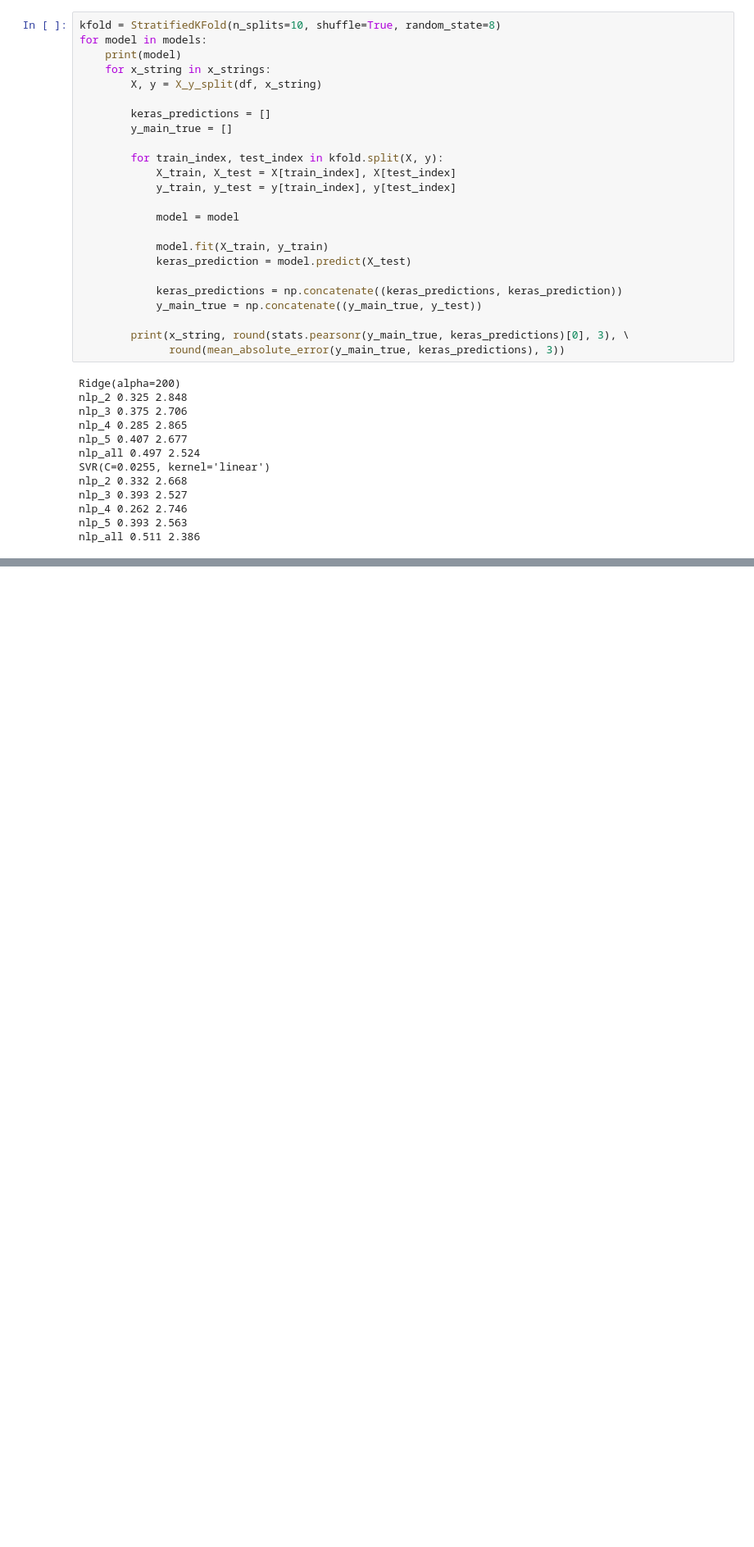
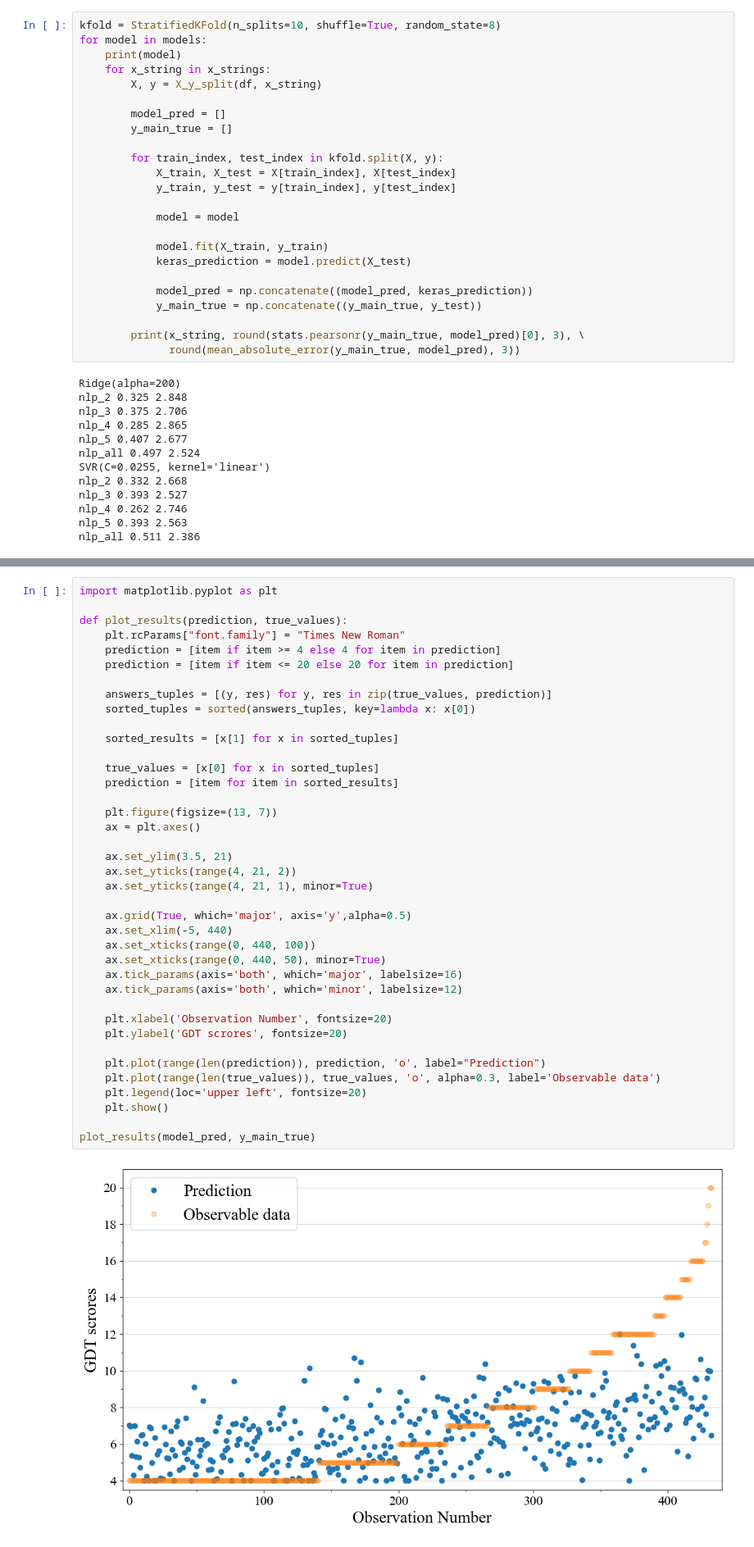
Before and after one commit to KsaweryKapela/GDT_NLP_Analysis, a Jupyter notebook: shallow_models/best_model_eval.ipynb, the cells around one changed output, grey strips where cells are left out. Shown at 82% size. Cells and saved outputs as stored; diff of their text form; blank space fills up the shorter version.

```diff
--- a/shallow_models/best_model_eval.ipynb
+++ b/shallow_models/best_model_eval.ipynb
@@ -27,7 +27,7 @@ for model in models:
     for x_string in x_strings:
         X, y = X_y_split(df, x_string)
 
-        keras_predictions = []
+        model_pred = []
         y_main_true = []
 
         for train_index, test_index in kfold.split(X, y):
@@ -39,11 +39,11 @@ for model in models:
             model.fit(X_train, y_train)
             keras_prediction = model.predict(X_test)
 
-            keras_predictions = np.concatenate((keras_predictions, keras_prediction))
+            model_pred = np.concatenate((model_pred, keras_prediction))
             y_main_true = np.concatenate((y_main_true, y_test))
 
-        print(x_string, round(stats.pearsonr(y_main_true, keras_predictions)[0], 3), \
-              round(mean_absolute_error(y_main_true, keras_predictions), 3))
+        print(x_string, round(stats.pearsonr(y_main_true, model_pred)[0], 3), \
+              round(mean_absolute_error(y_main_true, model_pred), 3))
 # %% [output]
 Ridge(alpha=200)
 nlp_2 0.325 2.848
@@ -63,0 +60,41 @@ plot_results(keras_predictions, y_main_true)
+# %%
+import matplotlib.pyplot as plt
+
+def plot_results(prediction, true_values):
+    plt.rcParams["font.family"] = "Times New Roman"
+    prediction = [item if item >= 4 else 4 for item in prediction]
+    prediction = [item if item <= 20 else 20 for item in prediction]
+
+    answers_tuples = [(y, res) for y, res in zip(true_values, prediction)]
+    sorted_tuples = sorted(answers_tuples, key=lambda x: x[0])
+
+    sorted_results = [x[1] for x in sorted_tuples]
+
+    true_values = [x[0] for x in sorted_tuples]
+    prediction = [item for item in sorted_results]
+
+    plt.figure(figsize=(13, 7))
+    ax = plt.axes()
+
+    ax.set_ylim(3.5, 21)
+    ax.set_yticks(range(4, 21, 2))
+    ax.set_yticks(range(4, 21, 1), minor=True)
+
+    ax.grid(True, which='major', axis='y',alpha=0.5)
+    ax.set_xlim(-5, 440)
+    ax.set_xticks(range(0, 440, 100))
+    ax.set_xticks(range(0, 440, 50), minor=True)
+    ax.tick_params(axis='both', which='major', labelsize=16)
+    ax.tick_params(axis='both', which='minor', labelsize=12)
+
+    plt.xlabel('Observation Number', fontsize=20)
+    plt.ylabel('GDT scrores', fontsize=20)
+
+    plt.plot(range(len(prediction)), prediction, 'o', label="Prediction")
+    plt.plot(range(len(true_values)), true_values, 'o', alpha=0.3, label='Observable data')
+    plt.legend(loc='upper left', fontsize=20)
+    plt.show()
+
+plot_results(model_pred, y_main_true)
+# %% [output]
+[figure, added]
```
Also changed, not shown: parts of 1 cell of this notebook, 1 other file.
